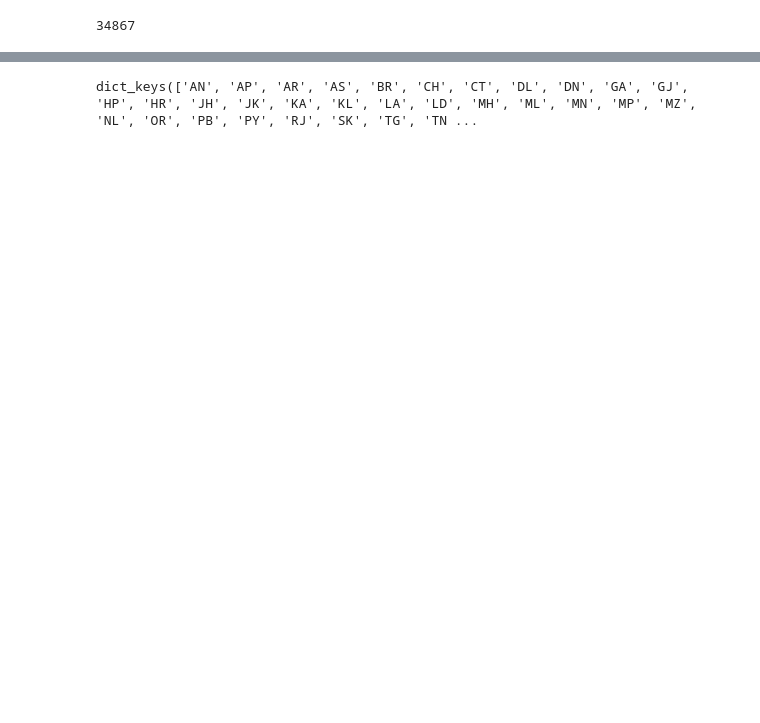
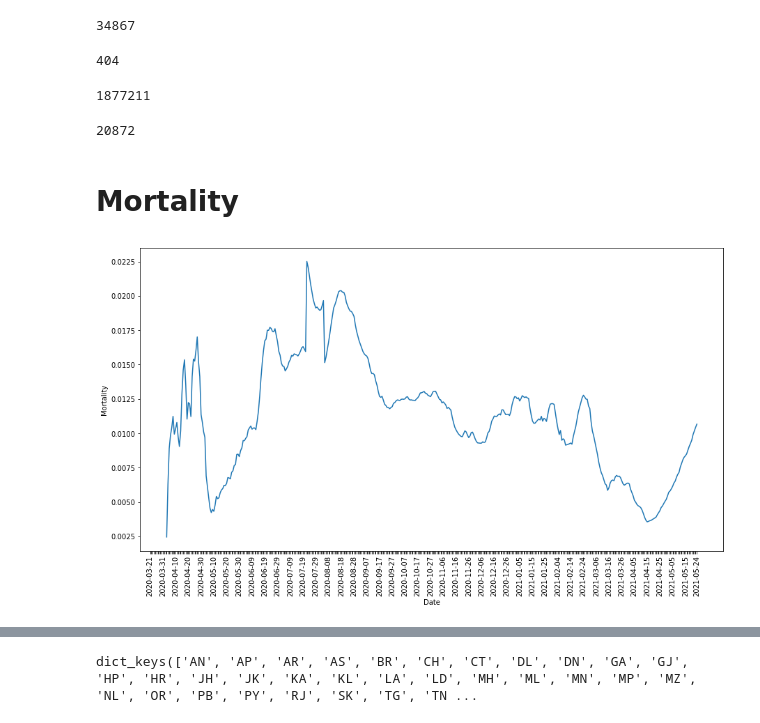
Before and after one commit to Senthilkumarl/covid19, a Jupyter notebook: Covid19 Analysis.ipynb, the cells around one changed output, grey strips where cells are left out. Saved outputs shown, nothing was run; the diff lists cells and outputs as text; code cells hidden in the pictures; blank space fills up the shorter version.

```diff
--- a/Covid19 Analysis.ipynb
+++ b/Covid19 Analysis.ipynb
@@ -4,5 +6,6 @@ import matplotlib.pyplot as plt
 import pandas as pd
 import numpy as np
 import seaborn as sns
-sns.set(rc={'figure.figsize':(15, 8)})
+import matplotlib.ticker as ticker
+# sns.set(rc={'figure.figsize':(15, 8)})
 plt.rcParams["figure.figsize"] = (15,8)
@@ -25,8 +36,43 @@ data['TN']['dates']['2021-05-24']['delta']
 # %%
 def getDataStCt(data, date, state):
-    dat = data[state]['dates'][date]['delta']
-    return dat['confirmed']
+
+    try:
+        dat = data[state]['dates'][date]['delta']
+        return dat['confirmed']
+    except:
+        print(date)
+        return 0
 getDataStCt(data, '2021-05-24', 'TN')
 # %% [output]
 34867
+# %%
+def getDataStDt(data, date, state):
+
+    try:
+        dat = data[state]['dates'][date]['delta']
+        return dat['deceased']
+    except:
+        return 0
+getDataStDt(data, '2021-05-24', 'TN')
+# %% [output]
+404
+# %%
+def getDataStCtot(data, date, state):
+    dat = data[state]['dates'][date]['total']
+    return dat['confirmed']
+getDataStCtot(data, '2021-05-24', 'TN')
+# %% [output]
+1877211
+# %%
+def getDataStDtot(data, date, state):
+    dat = data[state]['dates'][date]['total']
+    try:
+        return dat['deceased']
+    except:
+        return 0
+getDataStDtot(data, '2021-05-24', 'TN')
+# %% [output]
+20872
+# %% [markdown]
+# Mortality
 # %%
@@ -34 +80,22 @@ dates = list(data['TN']['dates'].keys())[-97:]
 # dates
+# %%
+dates = list(data['TN']['dates'].keys())[14:]
+dect = [getDataStDt(data, d, state) for d in dates]
+confct = [getDataStCt(data, d, state) for d in dates]
+df = pd.DataFrame(list(zip(dates, dect, confct)),
+           columns =['Date', 'deceased', 'Confirmed cases'])
+df['ravgD'] = df['deceased'].rolling(rFact+7).mean()
+df['ravgC'] = df['Confirmed cases'].rolling(rFact+7).mean()
+df['Mortality'] = df['ravgD'] / df['ravgC']
+ax = sns.lineplot(x="Date", y='Mortality', data=df)
+plt.xticks(rotation=90)
+for ind, label in enumerate(ax.get_xticklabels()):
+    if ind % 10 == 0:  # every 10th label is kept
+        label.set_visible(True)
+    else:
+        label.set_visible(False)
+    if ind == len(dates)-1:
+        label.set_visible(True)
+del(df)
+# %% [output]
+[figure, added]
```
Also changed, not shown: parts of 31 cells of this notebook, 3 other files.
